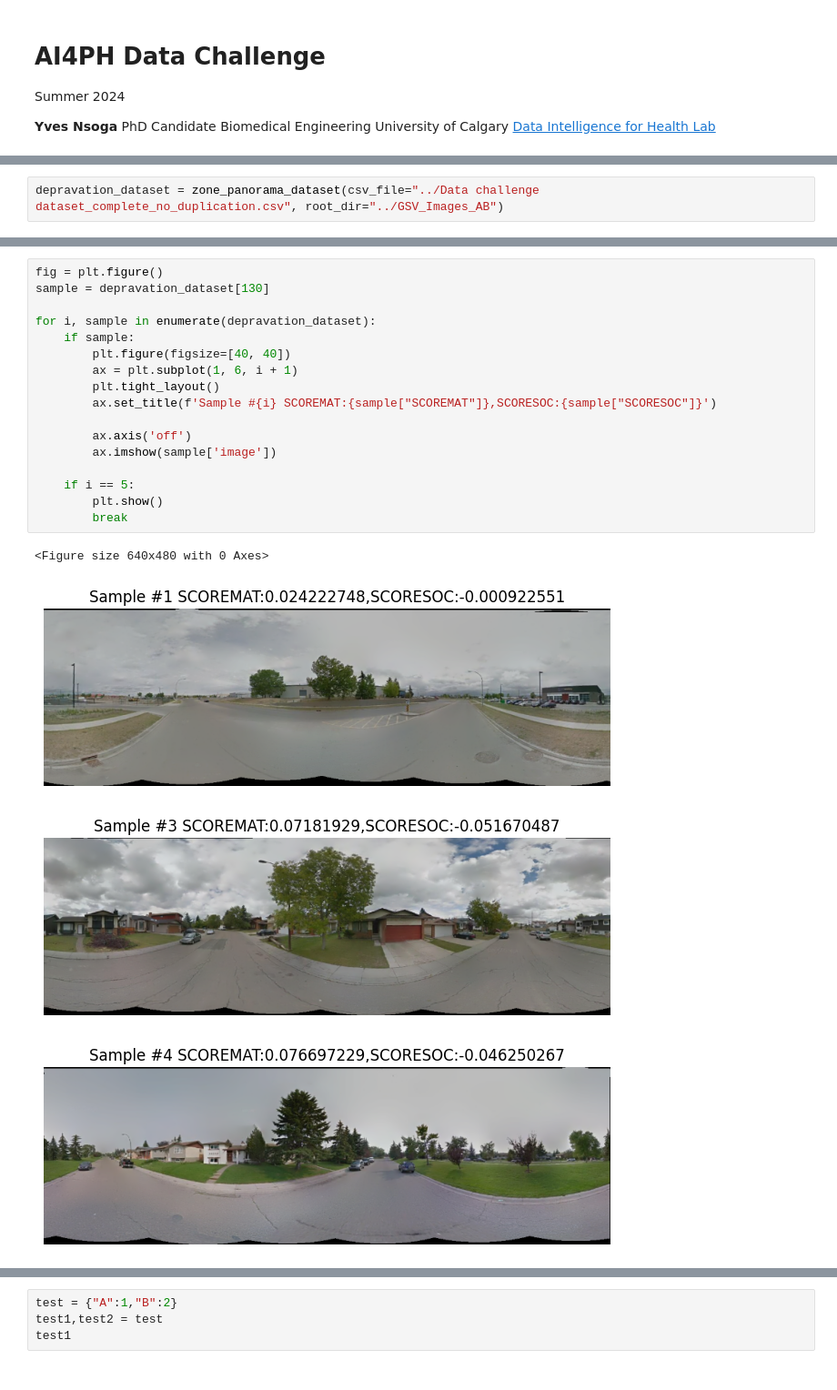
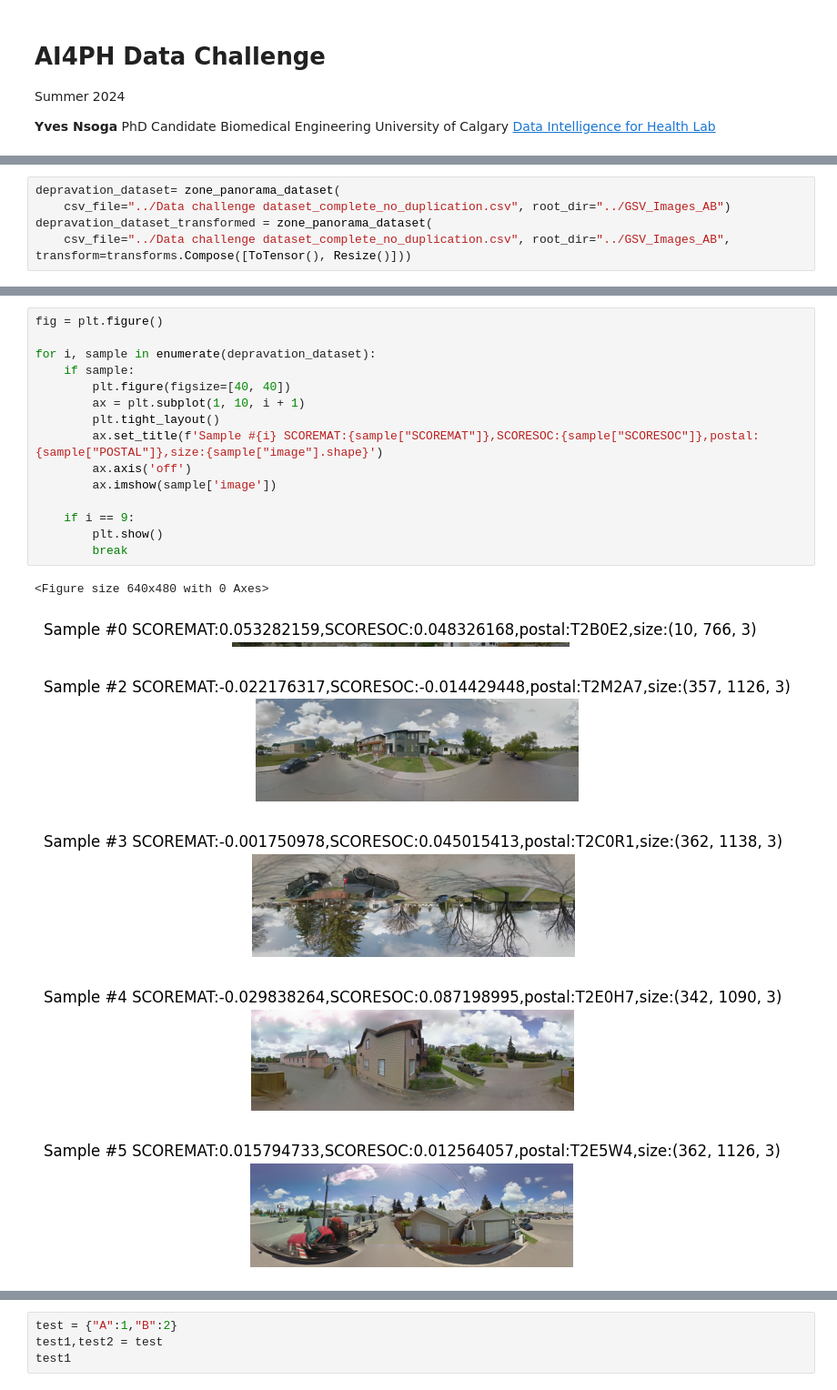
Before and after one commit to data-intelligence-for-health-lab/ai4ph-data-challenge-2024, a Jupyter notebook: example.ipynb, the cells around one changed output, grey strips where cells are left out. Shown at 91% size. Cells and saved outputs as stored; diff of their text form.

```diff
--- a/example.ipynb
+++ b/example.ipynb
@@ -152,4 +198,7 @@ class Net(nn.Module):
 
 net = Net()
 # %%
-depravation_dataset = zone_panorama_dataset(csv_file="../Data challenge dataset_complete_no_duplication.csv", root_dir="../GSV_Images_AB")
+depravation_dataset= zone_panorama_dataset(
+    csv_file="../Data challenge dataset_complete_no_duplication.csv", root_dir="../GSV_Images_AB")
+depravation_dataset_transformed = zone_panorama_dataset(
+    csv_file="../Data challenge dataset_complete_no_duplication.csv", root_dir="../GSV_Images_AB", transform=transforms.Compose([ToTensor(), Resize()]))
@@ -160,22 +205,22 @@ print(len(depravation_dataset))
 # %%
 fig = plt.figure()
-sample = depravation_dataset[130]
 
 for i, sample in enumerate(depravation_dataset):
     if sample:
         plt.figure(figsize=[40, 40])
-        ax = plt.subplot(1, 6, i + 1)
+        ax = plt.subplot(1, 10, i + 1)
         plt.tight_layout()
-        ax.set_title(f'Sample #{i} SCOREMAT:{sample["SCOREMAT"]},SCORESOC:{sample["SCORESOC"]}')
-
+        ax.set_title(f'Sample #{i} SCOREMAT:{sample["SCOREMAT"]},SCORESOC:{sample["SCORESOC"]},postal:{sample["POSTAL"]},size:{sample["image"].shape}')
         ax.axis('off')
         ax.imshow(sample['image'])
 
-    if i == 5:
+    if i == 9:
         plt.show()
         break
 # %% [output]
 <Figure size 640x480 with 0 Axes>
-[figure, old version]
+[figure, new version]
-[figure, old version]
+[figure, new version]
-[figure, old version]
+[figure, new version]
+[figure, added]
+[figure, added]
```
Also changed, not shown: parts of 7 cells of this notebook.
